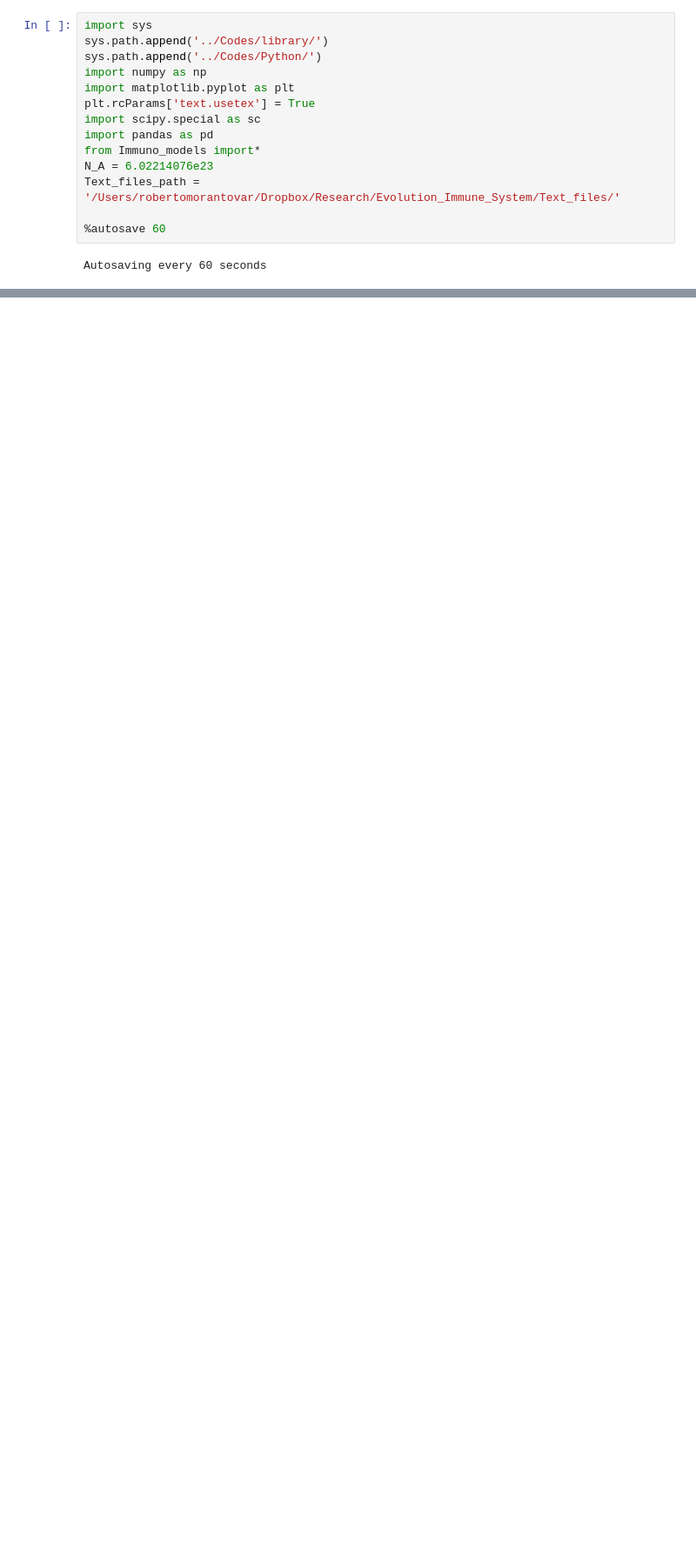
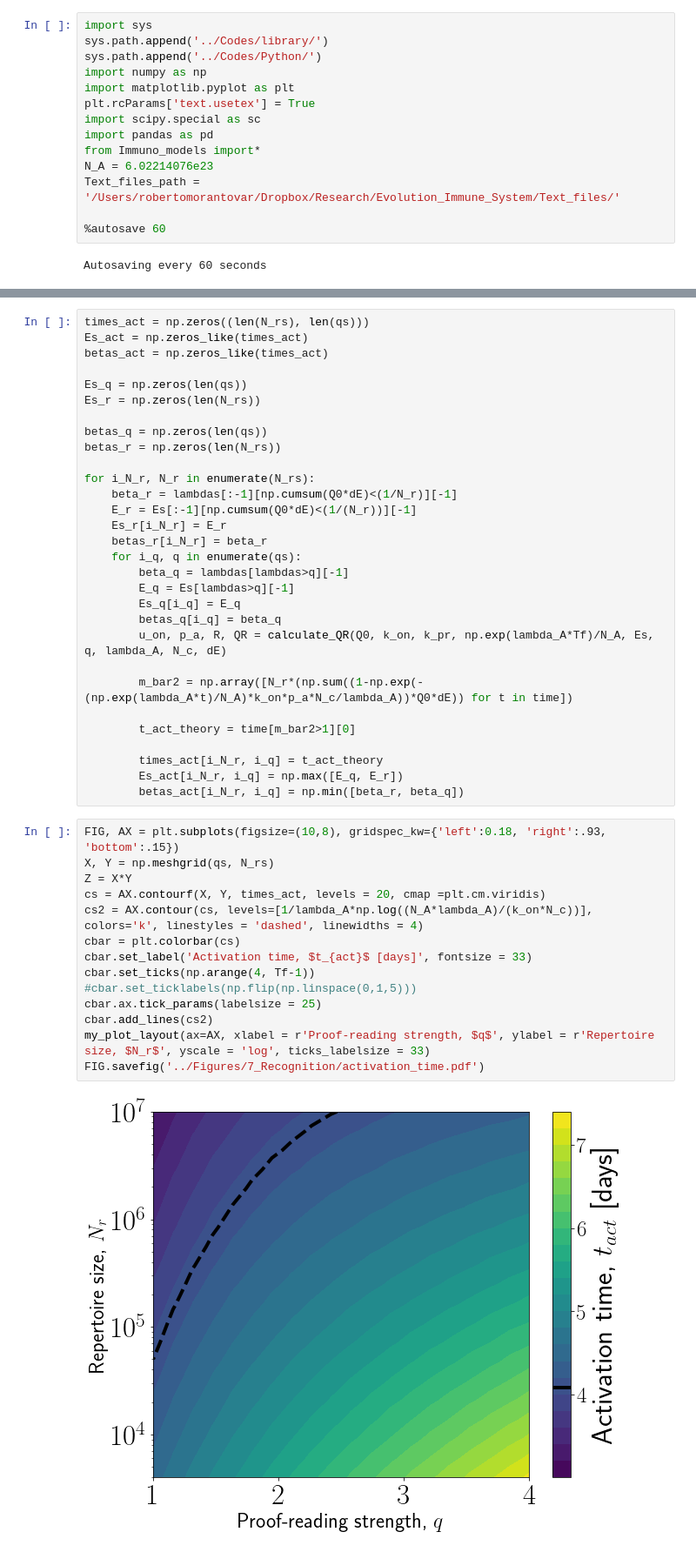
Before and after one commit to rmorantovar/Immune_System, a Jupyter notebook: Jupyter_Notebooks/7_Recognition.ipynb, the cells around one changed output, grey strips where cells are left out. Shown at 87% size. Drawn from its saved outputs; the diff is of its cells as text; blank space fills up the shorter version.

```diff
--- a/Jupyter_Notebooks/7_Recognition.ipynb
+++ b/Jupyter_Notebooks/7_Recognition.ipynb
@@ -55,0 +138,46 @@ ax.set_ylim(-1, 1)
+# %%
+times_act = np.zeros((len(N_rs), len(qs)))
+Es_act = np.zeros_like(times_act)
+betas_act = np.zeros_like(times_act)
+
+Es_q = np.zeros(len(qs))
+Es_r = np.zeros(len(N_rs))
+
+betas_q = np.zeros(len(qs))
+betas_r = np.zeros(len(N_rs))
+
+for i_N_r, N_r in enumerate(N_rs):
+    beta_r = lambdas[:-1][np.cumsum(Q0*dE)<(1/N_r)][-1]
+    E_r = Es[:-1][np.cumsum(Q0*dE)<(1/(N_r))][-1]
+    Es_r[i_N_r] = E_r
+    betas_r[i_N_r] = beta_r
+    for i_q, q in enumerate(qs):
+        beta_q = lambdas[lambdas>q][-1]
+        E_q = Es[lambdas>q][-1]
+        Es_q[i_q] = E_q
+        betas_q[i_q] = beta_q
+        u_on, p_a, R, QR = calculate_QR(Q0, k_on, k_pr, np.exp(lambda_A*Tf)/N_A, Es, q, lambda_A, N_c, dE)
+
+        m_bar2 = np.array([N_r*(np.sum((1-np.exp(-(np.exp(lambda_A*t)/N_A)*k_on*p_a*N_c/lambda_A))*Q0*dE)) for t in time])
+
+        t_act_theory = time[m_bar2>1][0]
+
+        times_act[i_N_r, i_q] = t_act_theory
+        Es_act[i_N_r, i_q] = np.max([E_q, E_r])
+        betas_act[i_N_r, i_q] = np.min([beta_r, beta_q])
+# %%
+FIG, AX = plt.subplots(figsize=(10,8), gridspec_kw={'left':0.18, 'right':.93, 'bottom':.15})
+X, Y = np.meshgrid(qs, N_rs)
+Z = X*Y
+cs = AX.contourf(X, Y, times_act, levels = 20, cmap =plt.cm.viridis)
+cs2 = AX.contour(cs, levels=[1/lambda_A*np.log((N_A*lambda_A)/(k_on*N_c))], colors='k', linestyles = 'dashed', linewidths = 4)
+cbar = plt.colorbar(cs)
+cbar.set_label('Activation time, $t_{act}$ [days]', fontsize = 33)
+cbar.set_ticks(np.arange(4, Tf-1))
+#cbar.set_ticklabels(np.flip(np.linspace(0,1,5)))
+cbar.ax.tick_params(labelsize = 25)
+cbar.add_lines(cs2)
+my_plot_layout(ax=AX, xlabel = r'Proof-reading strength, $q$', ylabel = r'Repertoire size, $N_r$', yscale = 'log', ticks_labelsize = 33)
+FIG.savefig('../Figures/7_Recognition/activation_time.pdf')
+# %% [output]
+[figure, added]
```
Also changed, not shown: parts of 8 cells of this notebook, 21 other files.
